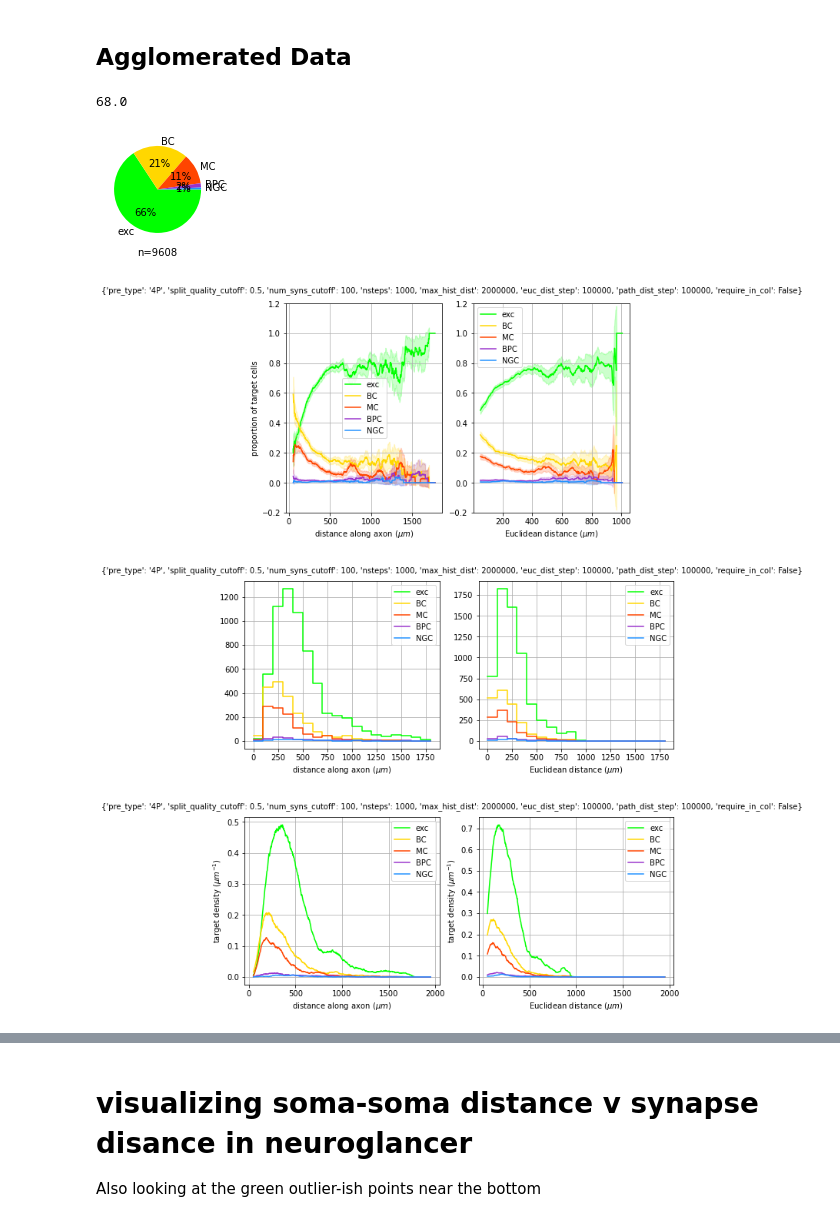
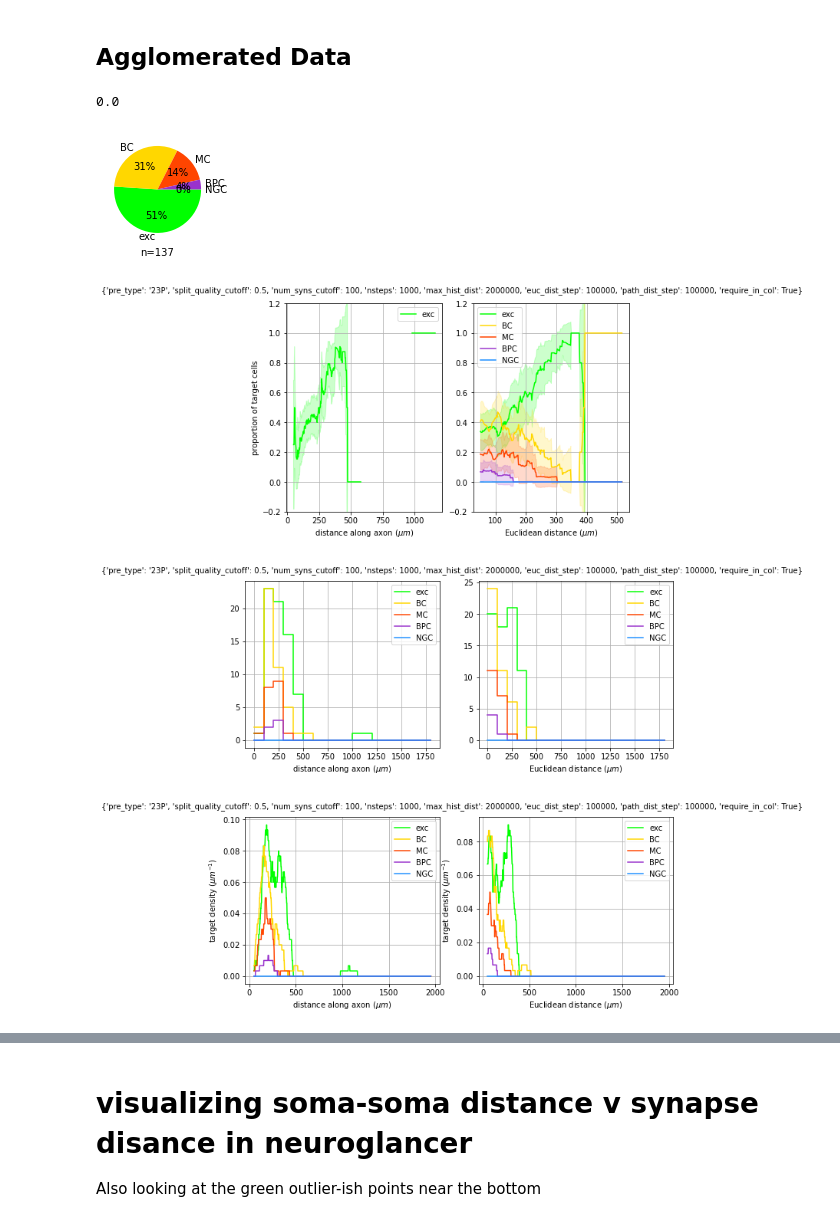
Before and after one commit to AlexTMallen/microns-synapse, a Jupyter notebook: src/subclass_cumulative_analysis.ipynb, the cells around one changed output, grey strips where cells are left out. Cells and saved outputs as stored; diff of their text form; code cells hidden in the pictures.

```diff
--- a/src/subclass_cumulative_analysis.ipynb
+++ b/src/subclass_cumulative_analysis.ipynb
@@ -9,7 +9,7 @@ import warnings
 # %%
 cache_dir="..\\data\\"
 # %%
-results_dir = os.path.join(cache_dir, "results", "4P-clean-subclass")
+results_dir = os.path.join(cache_dir, "results", "23P-clean-subclass-col")
 cumul_results_dir = os.path.join(results_dir, "cumulative")
 cumul_results_dict = dict()
 results_files = os.listdir(results_dir)
@@ -141,7 +141,7 @@ type_colors = dict(zip(cell_types, plot_colors))
 # %%
 n * p_post_syn_type_given_pre["NGC"]
 # %% [output]
-68.0
+0.0
 # %%
 fig, ax = plt.subplots(figsize=(2, 2))
 inh_ps = list(p_post_syn_type_given_pre.values())
@@ -150,36 +150,36 @@ ax.pie(ps, labels=cell_types, colors=plot_colors, autopct=lambda p: str(round(p)
 ax.set_xlabel("n=" + str(n))
 plt.show()
 # %% [output]
-[figure, old version]
+[figure, new version]
 # %%
 fig.savefig(os.path.join(cumul_results_dir, results_fname + "_pie.png"))
 # %%
 # Possibly control for path distance in euclidean distance plot
 # %%
 fig, axes = plt.subplots(1, 2, figsize=(8, 5))
-for cell_type in cell_types:
+for cell_type in ["exc"]:  # cell_types:
     p = p_type_by_path_dists[cell_type]
     axes[0].plot(path_bin_locs/1000, p, color=type_colors[cell_type], label=cell_type)
     std_hat = np.sqrt(p * (1 - p) / (path_dist_step * path_total_density * len(studied)))
     axes[0].fill_between(path_bin_locs/1000, p - 2 * std_hat, p + 2 * std_hat, color=type_colors[cell_type], alpha=0.2)
 axes[0].set_xlabel("distance along axon ($\mu m$)")
 axes[0].set_ylabel("proportion of target cells")
 axes[0].legend()
 axes[0].grid()
 axes[0].set_ylim((-0.2, 1.2))
 for cell_type in cell_types:
     p = p_type_by_euc_dists[cell_type]
     axes[1].plot(euc_bin_locs/1000, p, color=type_colors[cell_type], label=cell_type)
     std_hat = np.sqrt(p * (1 - p) / (euc_dist_step * euc_total_density * len(studied)))
     axes[1].fill_between(euc_bin_locs/1000, p - 2 * std_hat, p + 2 * std_hat, color=type_colors[cell_type], alpha=0.2)
 axes[1].set_xlabel("Euclidean distance ($\mu m$)")
 axes[1].legend()
 axes[1].grid()
 axes[1].set_ylim((-0.2, 1.2))
 fig.text(.5, 0.92, str(params), ha="center")
 plt.show()
 # %% [output]
-[figure, old version]
+[figure, new version]
 # %%
 fig.savefig(os.path.join(cumul_results_dir, results_fname + "_p_type.png"))
 # %%
@@ -197,7 +197,7 @@ axes[1].grid()
 fig.text(.5, 0.92, str(params), ha="center")
 plt.show()
 # %% [output]
-[figure, old version]
+[figure, new version]
 # %%
 fig.savefig(os.path.join(cumul_results_dir, results_fname + "_hists.png"))
 # %%
@@ -217,7 +217,7 @@ axes[1].grid()
 fig.text(.5, 0.92, str(params), ha="center")
 plt.show()
 # %% [output]
-[figure, old version]
+[figure, new version]
 # %%
 fig.savefig(os.path.join(cumul_results_dir, results_fname + "_densities.png"))
 # %%
```
Also changed, not shown: parts of 25 cells of this notebook, 3 other files.
